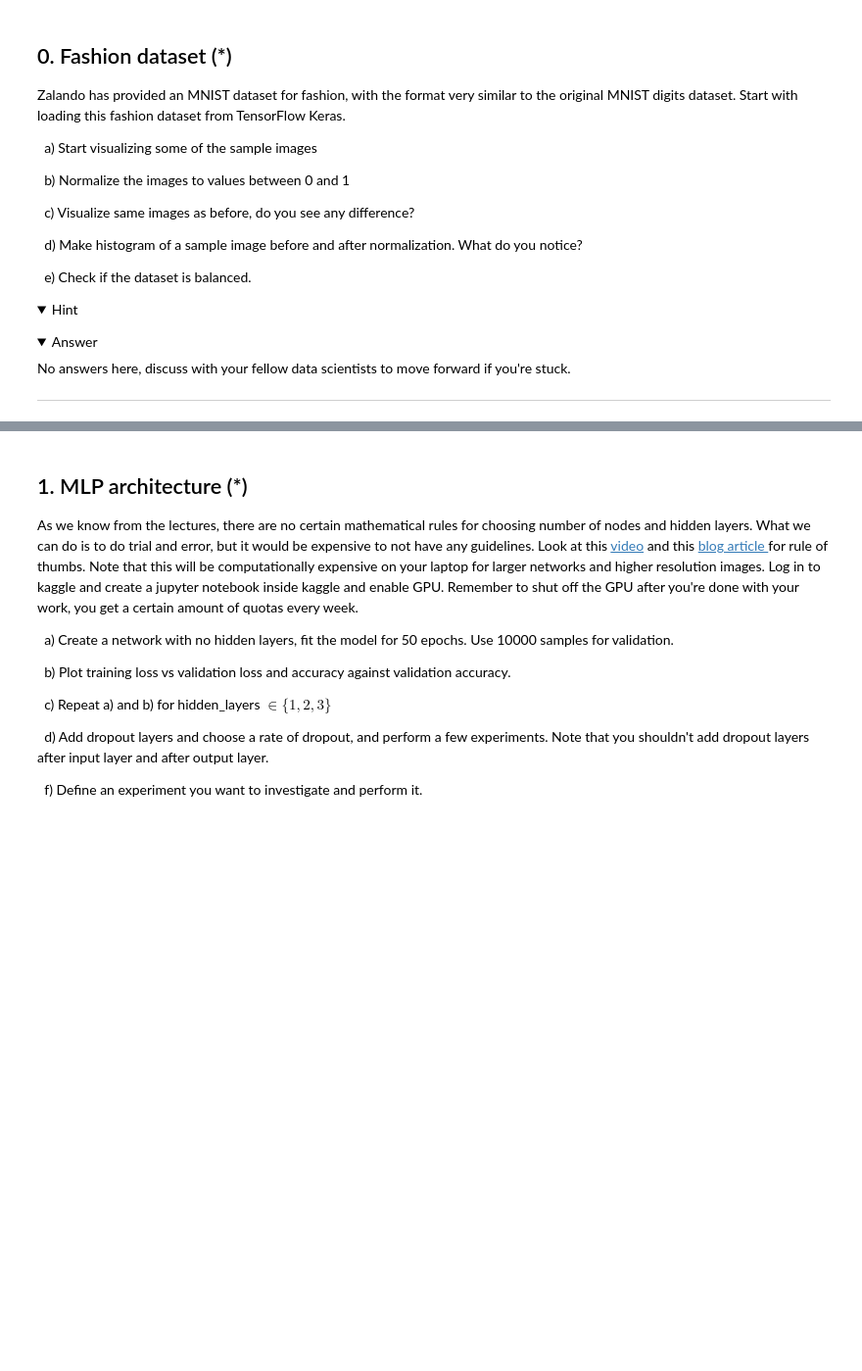
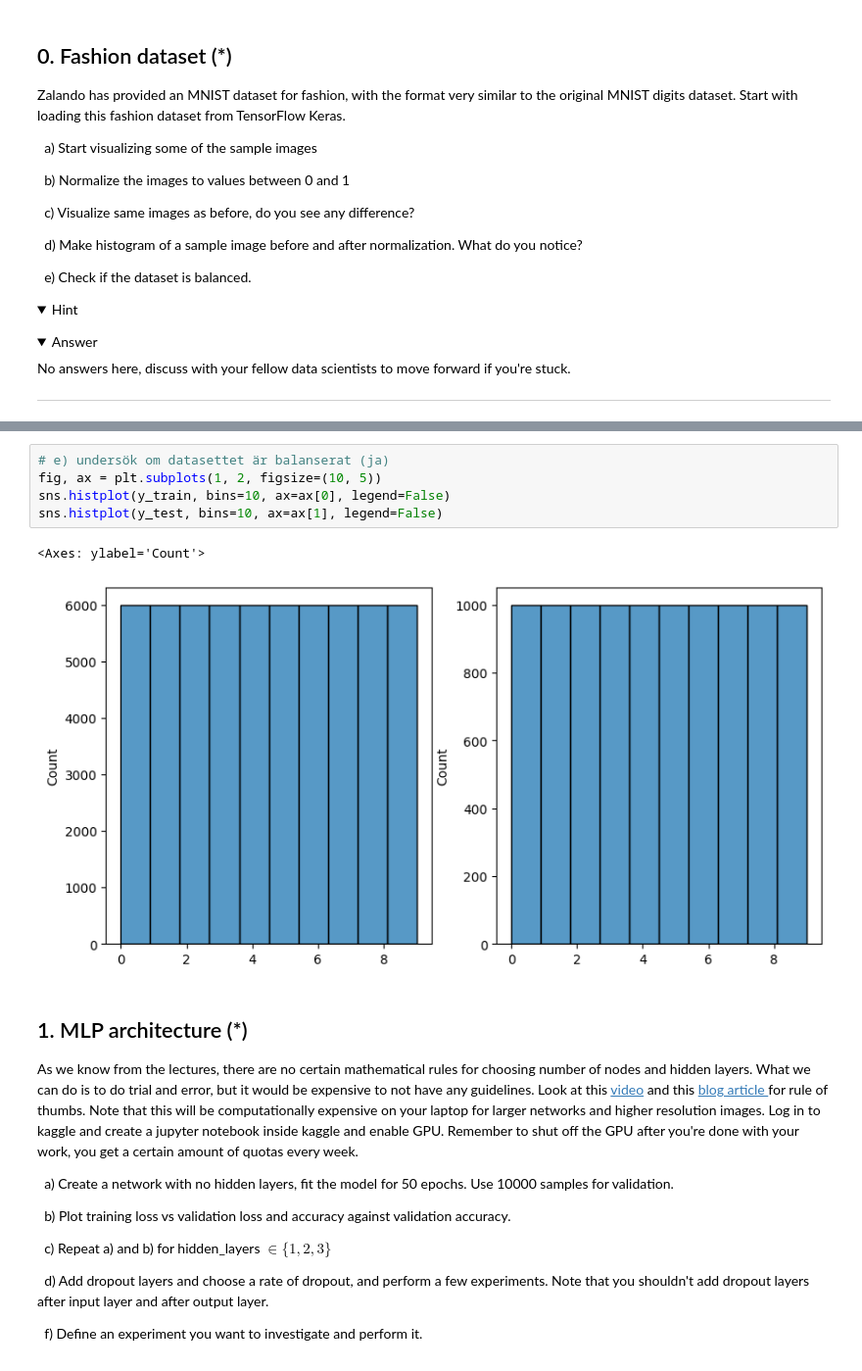
Before and after one commit to nabil0n/DeepLearning, a Jupyter notebook: exercises/E1-MLP_image_classification.ipynb, the cells around one changed output, grey strips where cells are left out. Shown at 98% size. Saved outputs shown, nothing was run; the diff lists cells and outputs as text; folded sections open; blank space fills up the shorter version.

```diff
--- a/exercises/E1-MLP_image_classification.ipynb
+++ b/exercises/E1-MLP_image_classification.ipynb
@@ -51,3 +83,11 @@ No answers here, discuss with your fellow data scientists to move forward if you
+# %%
+# e) undersök om datasettet är balanserat (ja)
+fig, ax = plt.subplots(1, 2, figsize=(10, 5))
+sns.histplot(y_train, bins=10, ax=ax[0], legend=False)
+sns.histplot(y_test, bins=10, ax=ax[1], legend=False)
+# %% [output]
+<Axes: ylabel='Count'>
+[figure, added]
 # %% [markdown]
 ## 1. MLP architecture (*)
 
```
Also changed, not shown: parts of 14 cells of this notebook, 5 other files.
